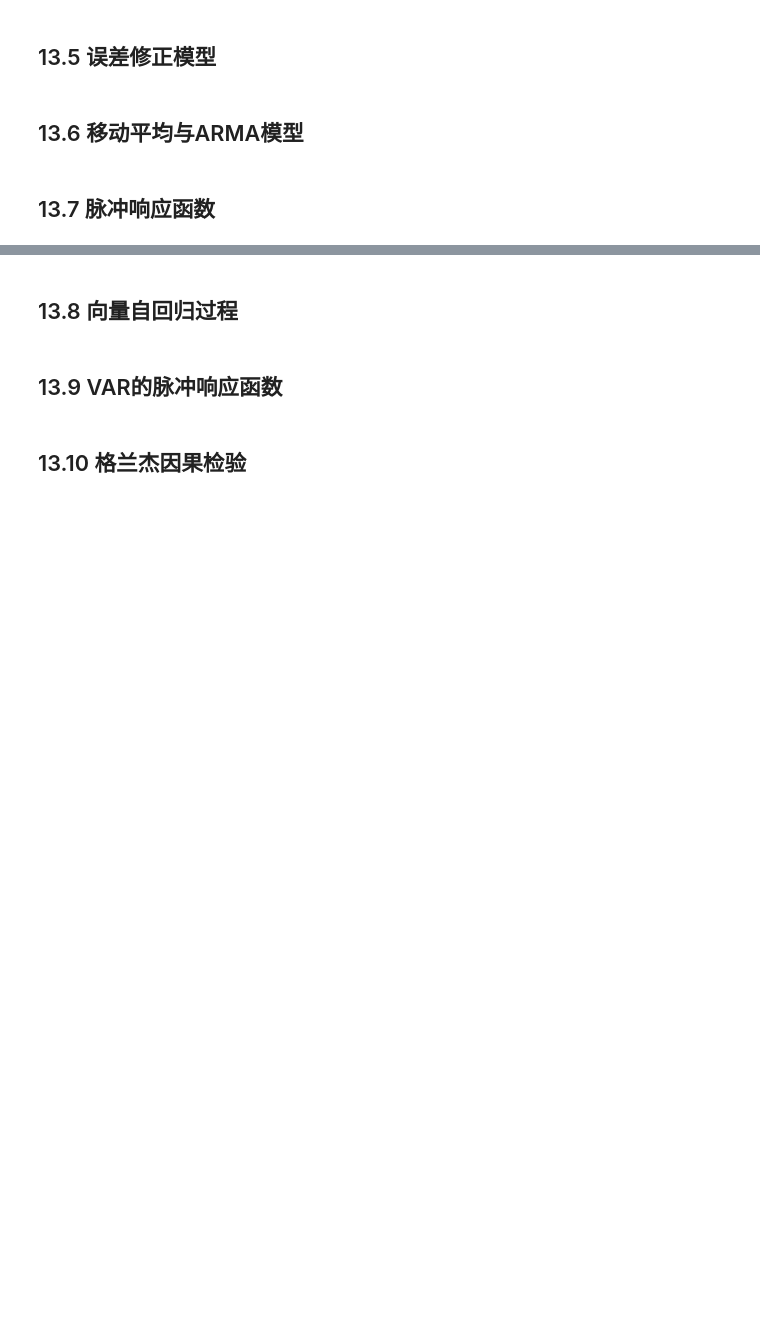
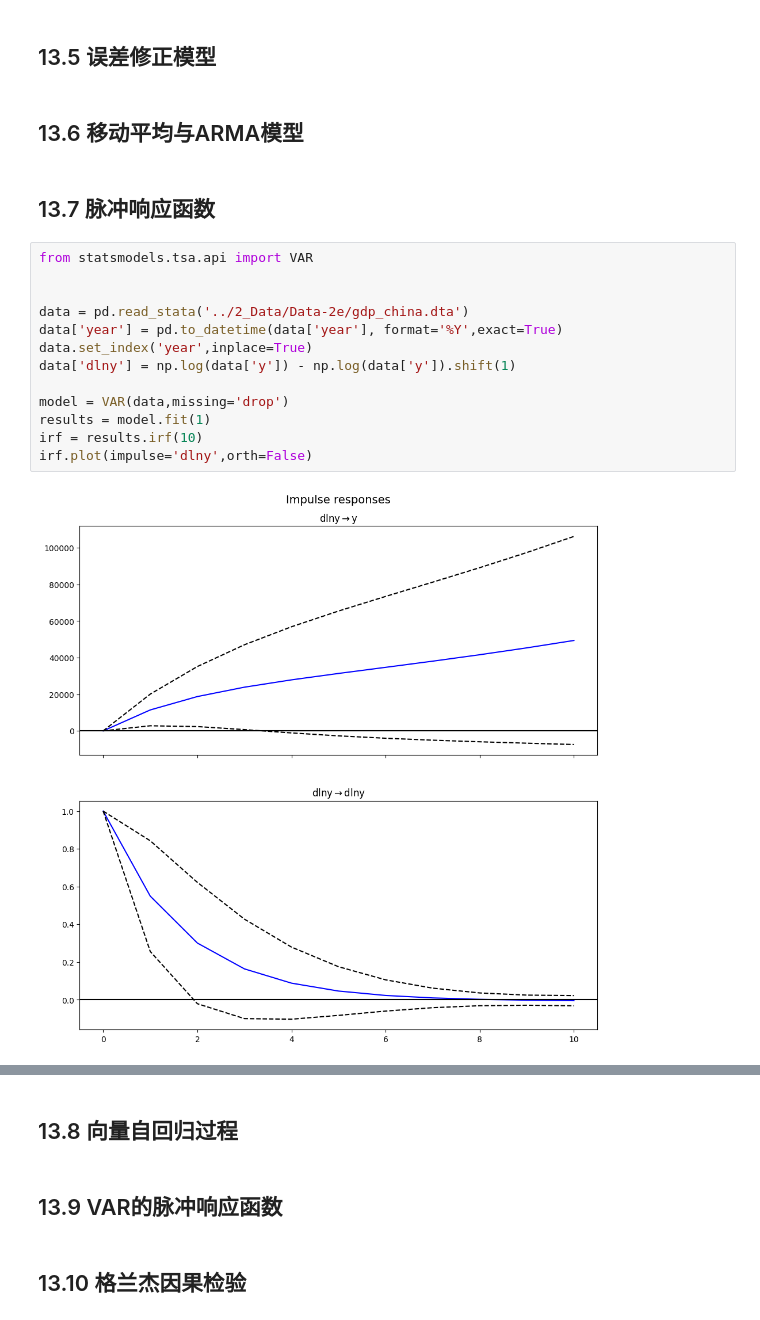
Before and after one commit to watalo/eco-stats, a Jupyter notebook: Econometrics_cq/1_Code/Ch13_平稳时间序列.ipynb, the cells around one changed output, grey strips where cells are left out. Drawn from its saved outputs; the diff is of its cells as text; blank space fills up the shorter version.

```diff
--- a/Econometrics_cq/1_Code/Ch13_平稳时间序列.ipynb
+++ b/Econometrics_cq/1_Code/Ch13_平稳时间序列.ipynb
@@ -255,3 +255,18 @@ lrm_drought
 ## 13.6 移动平均与ARMA模型
 # %% [markdown]
 ## 13.7 脉冲响应函数
+# %%
+from statsmodels.tsa.api import VAR
+
+
+data = pd.read_stata('../2_Data/Data-2e/gdp_china.dta')
+data['year'] = pd.to_datetime(data['year'], format='%Y',exact=True)
+data.set_index('year',inplace=True)
+data['dlny'] = np.log(data['y']) - np.log(data['y']).shift(1)
+
+model = VAR(data,missing='drop')
+results = model.fit(1)
+irf = results.irf(10)
+irf.plot(impulse='dlny',orth=False)
+# %% [output]
+[figure, added]
```
Also changed, not shown: parts of 18 cells of this notebook, 4 other files.
